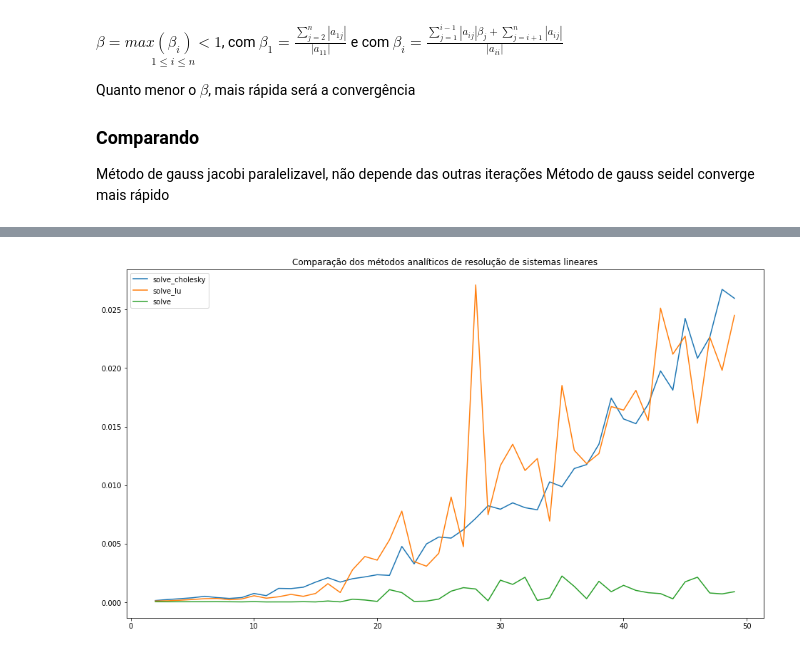
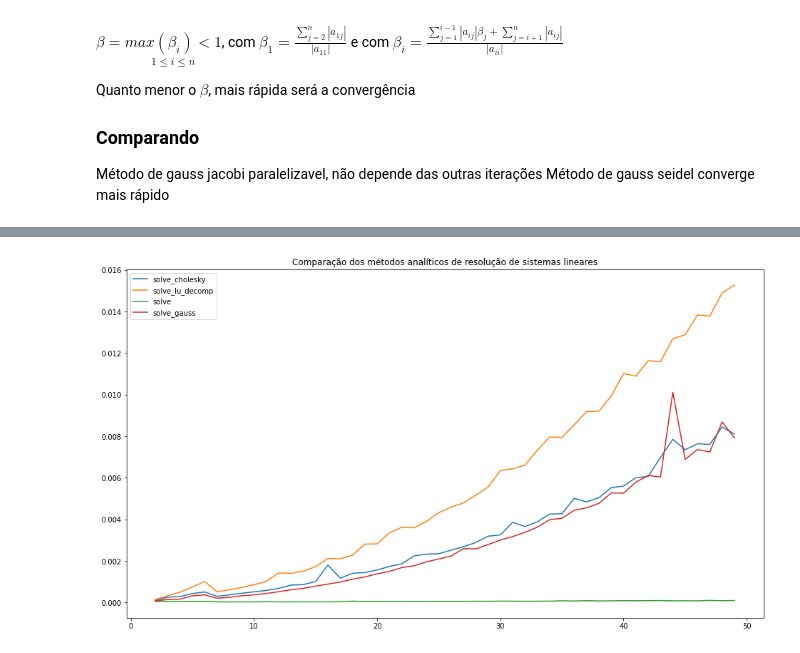
Before and after one commit to marinamachado/calculoNumerico, a Jupyter notebook: Sistemas lineares.ipynb, the cells around one changed output, grey strips where cells are left out. Cells and saved outputs as stored; diff of their text form; code cells hidden in the pictures.

```diff
--- a/Sistemas lineares.ipynb
+++ b/Sistemas lineares.ipynb
@@ -793,7 +803,7 @@ $\alpha = \underset{1 \leq k \leq n}{max (\alpha_{k})<1}$, com $\alpha_{k}=\frac
 # %%
 import matplotlib.pyplot as plt
 # %%
-def jacobi(A, b, kmax=1000, tol =  1e-9):
+def jacobi(A, b, kmax=1000, tol =  1e-9, print_it =0):
 
     """ Resolve um sistema linear Ax = b utilizando o método de gauss-jacobi
 
@@ -811,7 +821,7 @@ def jacobi(A, b, kmax=1000, tol =  1e-9):
     k = np.random.rand(n)
 
 
-    for _ in range(kmax):
+    for it in range(kmax):
         for i in range(n):
             sum_ = 0
             for j in range(n):
@@ -827,6 +837,9 @@ def jacobi(A, b, kmax=1000, tol =  1e-9):
         else:
             k = x.copy()
 
+    if(it!=kmax and print_it):
+        print(f'O número de iterações do método de Jacobi foi {it} para a tolerância {tol}')
+
     return k
 # %%
 n = 4
@@ -888,7 +901,7 @@ Quanto menor o $\beta$, mais rápida será a convergência
 Método de gauss jacobi paralelizavel, não depende das outras iterações
 Método de gauss seidel converge mais rápido
 # %%
-def seidel(A, b,kmax =1000, tol = 1e-9):
+def seidel(A, b,kmax =1000, tol = 1e-9, print_it = 0):
 
     """ Resolve um sistema linear Ax = b utilizando o método de gauss-seidel
 
@@ -905,7 +918,7 @@ def seidel(A, b,kmax =1000, tol = 1e-9):
     x = np.random.rand(n)
     k = np.random.rand(n)
 
-    for _ in range(kmax):
+    for it in range(kmax):
         for i in range(n):
             sum_ = 0
             for j in range(n):
@@ -920,6 +933,9 @@ def seidel(A, b,kmax =1000, tol = 1e-9):
         else:
             k = x.copy()
 
+    if(it!=kmax and print_it):
+        print(f'O número de iterações do método de Seidel foi {it} para a tolerância {tol}')
+
     return x
 # %%
 n = 4
@@ -975,12 +1026,24 @@ TEMPO, MEMORIA, PRECISAO, E TALS E TALSSSS
 import time
 import pandas as pd
 
+
 def get_method_time(method, A, b):
+
+    """calcula o tempo de execução gasto com a execução do método
+
+    Args:
+        A: Matriz
+        b: Vetor
+        method: método a ser medido o tempo
+    Retorno:
+        x: tempo médio
+    """
     A = A.copy()
     b = b.copy()
 
     times = []
 
+    # calcula 10 vezes para ter uma noção melhor
     for i in range(10):
         start_time = time.time()
         method(A, b)
@@ -988,4 +1051,5 @@ def get_method_time(method, A, b):
 
         times.append(end_time - start_time)
 
+    # retorna a médio dos 10 tempos calculados
     return np.mean(times)
@@ -993,12 +1059,15 @@ def get_method_time(method, A, b):
 matrix_size = list(range(2, 50))
 results = {}
 
-methods = [jacobi, seidel, solve_cholesky, solve_lu, np.linalg.solve]
+# lista com todos os métodos
+methods = [jacobi, seidel, solve_lu_decomp,solve_gauss, np.linalg.solve,solve_cholesky]
 
+# aumentando gradativamente o tamanho da matriz
 for n in matrix_size:
     A = generate_spd_matrix(n)
     b = random.sample(range(1, n+1), n)
 
+    # calcula o tempo para todos os métodos
     for method in methods:
         method_name = str(method).split(' ')[1]
         if method_name not in results:
@@ -1021,5 +1107,5 @@ results_df[['jacobi', 'seidel']].plot(use_index=True,figsize=(16,9),
 # %%
-results_df[['solve_cholesky', 'solve_lu', 'solve']].plot(use_index=True,figsize=(16,9),
+results_df[['solve_cholesky', 'solve_lu_decomp', 'solve','solve_gauss']].plot(use_index=True,figsize=(16,9),
                 title='Comparação dos métodos analíticos de resolução de sistemas lineares');
 # %% [output]
-[figure, old version]
+[figure, new version]
```
Also changed, not shown: parts of 33 cells of this notebook.
